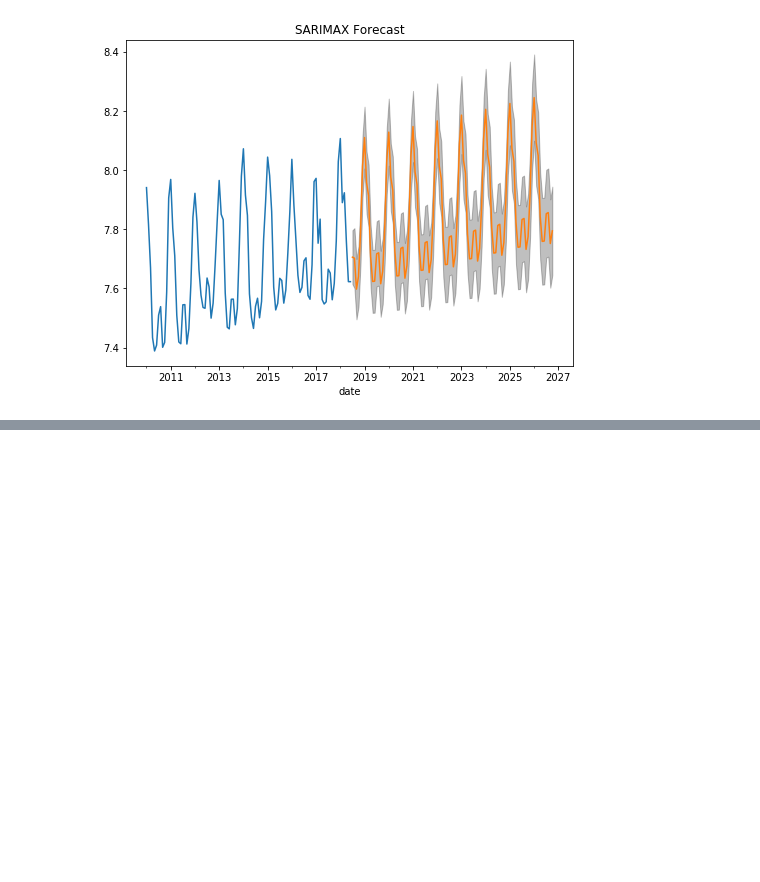
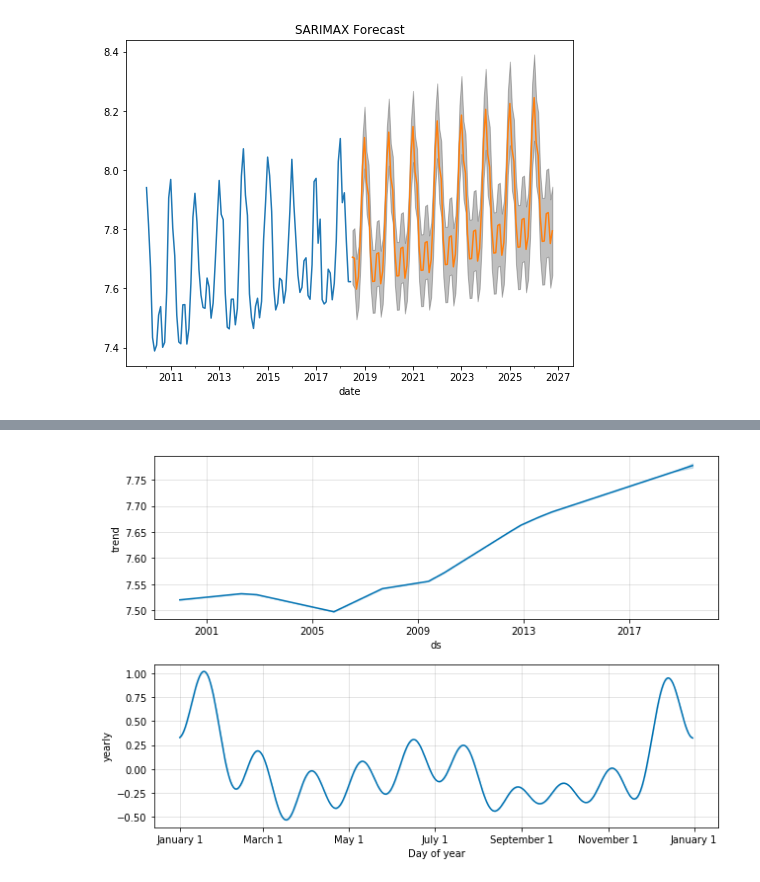
Before and after one commit to matsueushi/timeseries_notebook, a Jupyter notebook: timeseries_python.ipynb, the cells around one changed output, grey strips where cells are left out. Saved outputs shown, nothing was run; the diff lists cells and outputs as text; code cells hidden in the pictures; blank space fills up the shorter version.

```diff
--- a/timeseries_python.ipynb
+++ b/timeseries_python.ipynb
@@ -259,0 +301,4 @@ plt.title('SARIMAX Forecast');
+# %%
+prophet_fig2 = m.plot_components(prophet_forecast);
+# %% [output]
+[figure, added]
```
Also changed, not shown: parts of 9 cells of this notebook.
